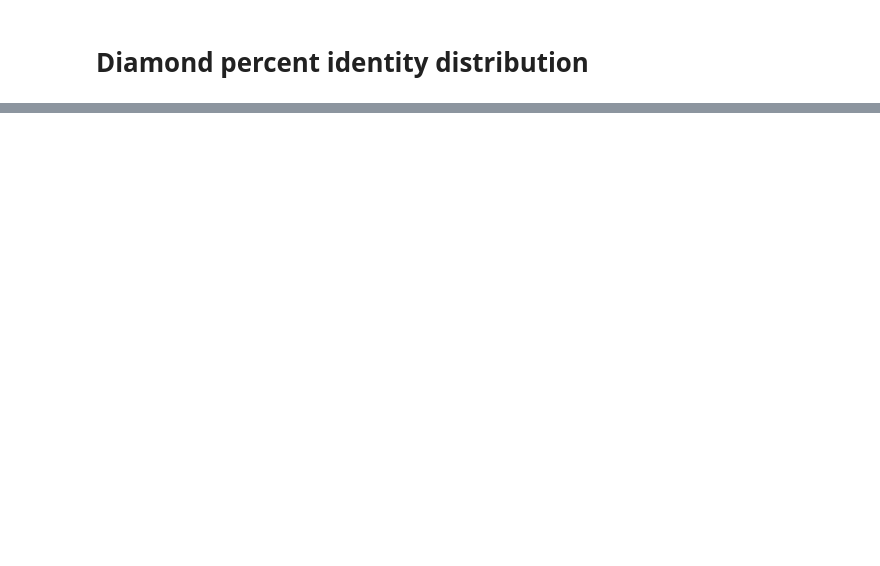
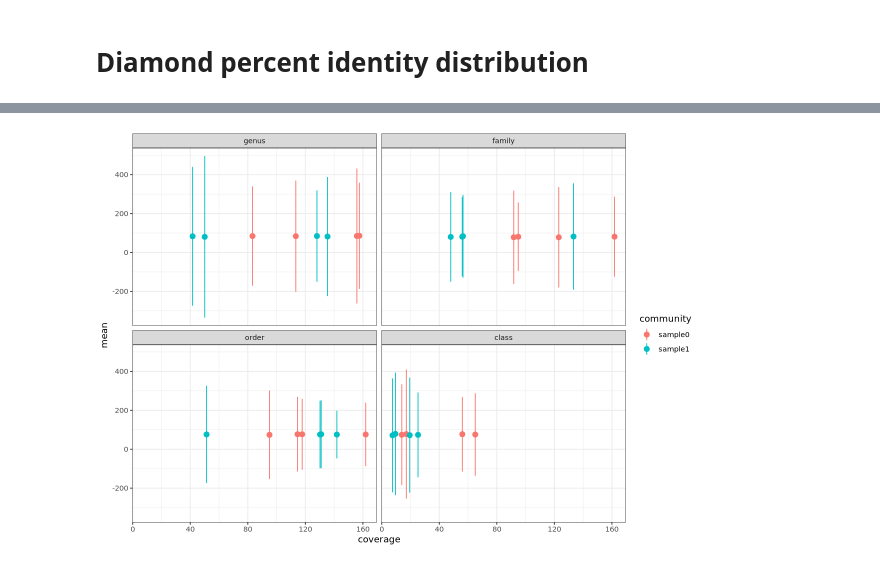
Before and after one commit to timbalam/singlem-benchmarking, a Jupyter notebook: experiments/percent_id_by_rank/plot.ipynb, the cells around one changed output, grey strips where cells are left out. Cells and saved outputs as stored; diff of their text form; code cells hidden in the pictures; blank space fills up the shorter version.

```diff
--- a/experiments/percent_id_by_rank/plot.ipynb
+++ b/experiments/percent_id_by_rank/plot.ipynb
@@ -75,0 +88,9 @@ A data.table: 63957 × 6
+# %%
+ggplot(
+    npid[, .(mean = mean(percent_id), var = var(percent_id)), by = .(community, coverage, rep, rank)],
+    aes(coverage,  mean, ymin = mean - var, ymax = mean + var, colour = community)
+) +
+    geom_pointrange() +
+    facet_wrap(vars(rank))
+# %% [output]
+[figure, added]
```
Also changed, not shown: parts of 8 cells of this notebook, 1 other file.
